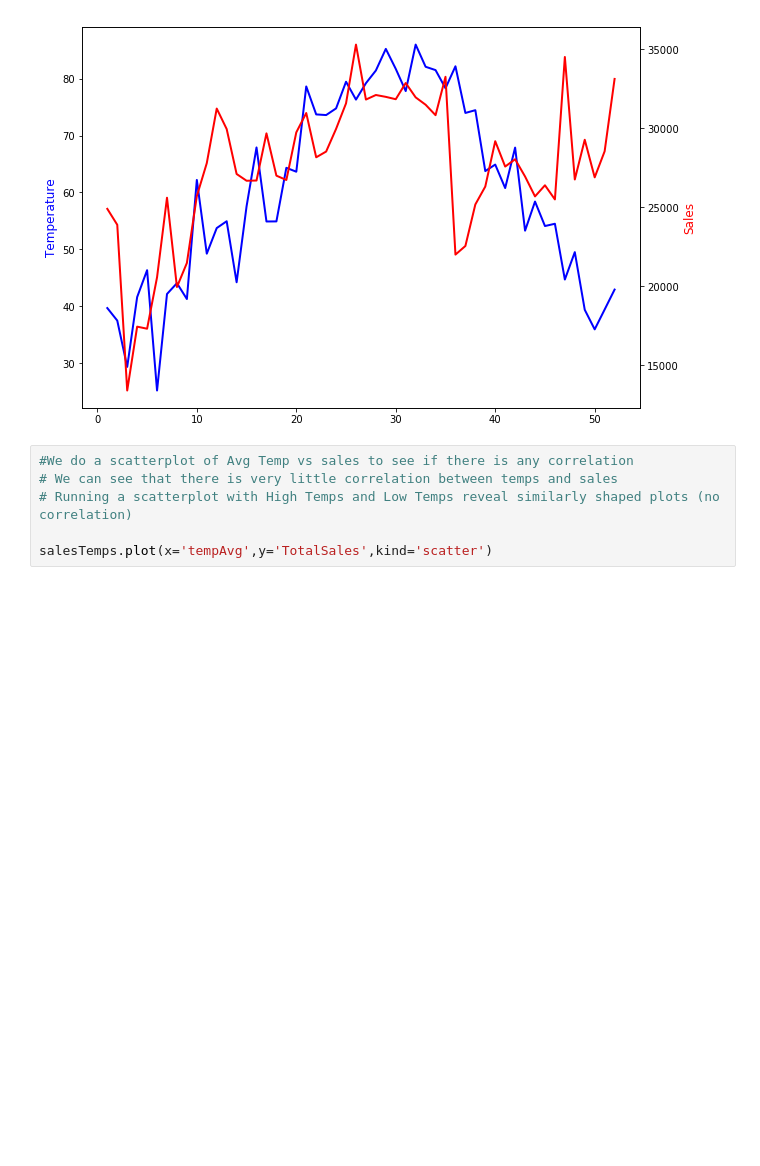
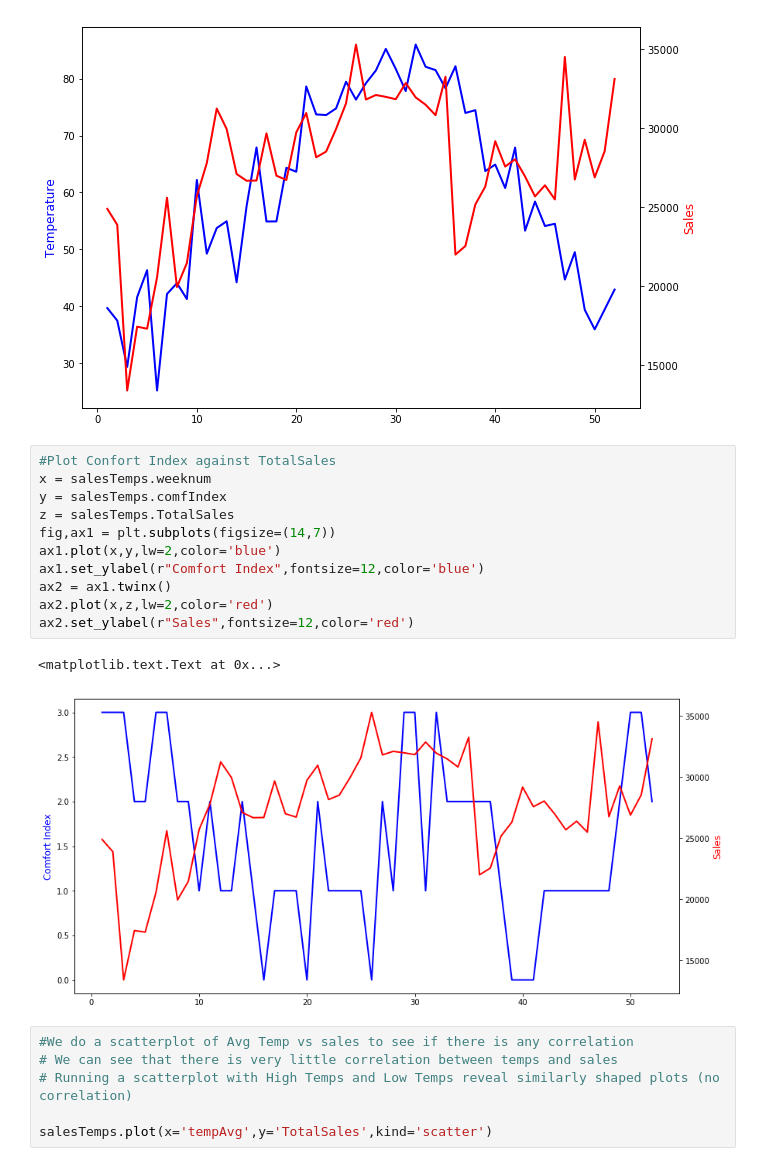
Before and after one commit to Jvcalin/Springboard-Data-Science-Intensive-Capstone-Project, a Jupyter notebook: Data Story Assignment.ipynb, the cells around one changed output. Cells and saved outputs as stored; diff of their text form; blank space fills up the shorter version.

```diff
--- a/Data Story Assignment.ipynb
+++ b/Data Story Assignment.ipynb
@@ -263,6 +263,20 @@ ax2.set_ylabel(r"Sales",fontsize=12,color='red')
 # %% [output]
 <matplotlib.text.Text at 0x...>
 [figure]
+# %%
+#Plot Confort Index against TotalSales
+x = salesTemps.weeknum
+y = salesTemps.comfIndex
+z = salesTemps.TotalSales
+fig,ax1 = plt.subplots(figsize=(14,7))
+ax1.plot(x,y,lw=2,color='blue')
+ax1.set_ylabel(r"Comfort Index",fontsize=12,color='blue')
+ax2 = ax1.twinx()
+ax2.plot(x,z,lw=2,color='red')
+ax2.set_ylabel(r"Sales",fontsize=12,color='red')
+# %% [output]
+<matplotlib.text.Text at 0x...>
+[figure, added]
 # %%
 #We do a scatterplot of Avg Temp vs sales to see if there is any correlation
 # We can see that there is very little correlation between temps and sales
```
Also changed, not shown: 44 other files.
